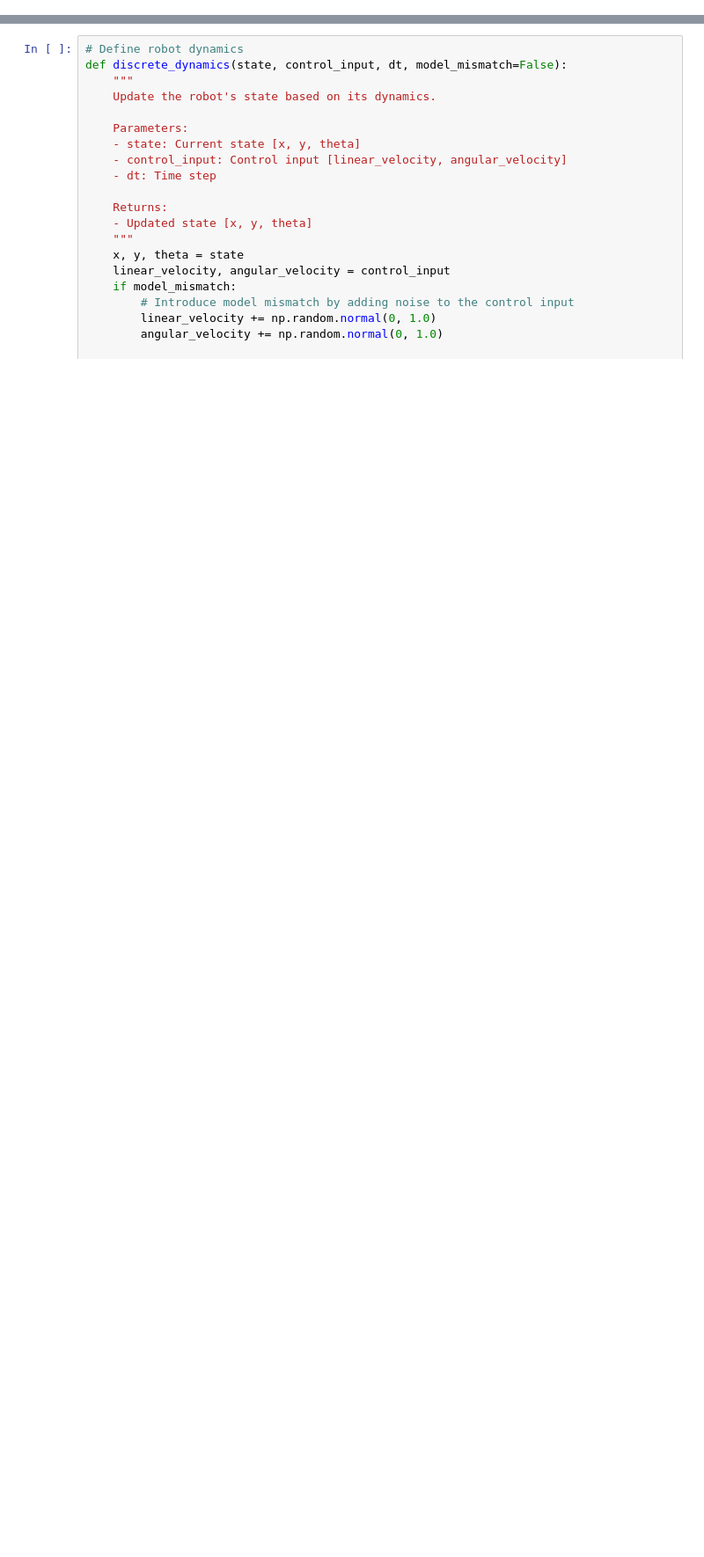
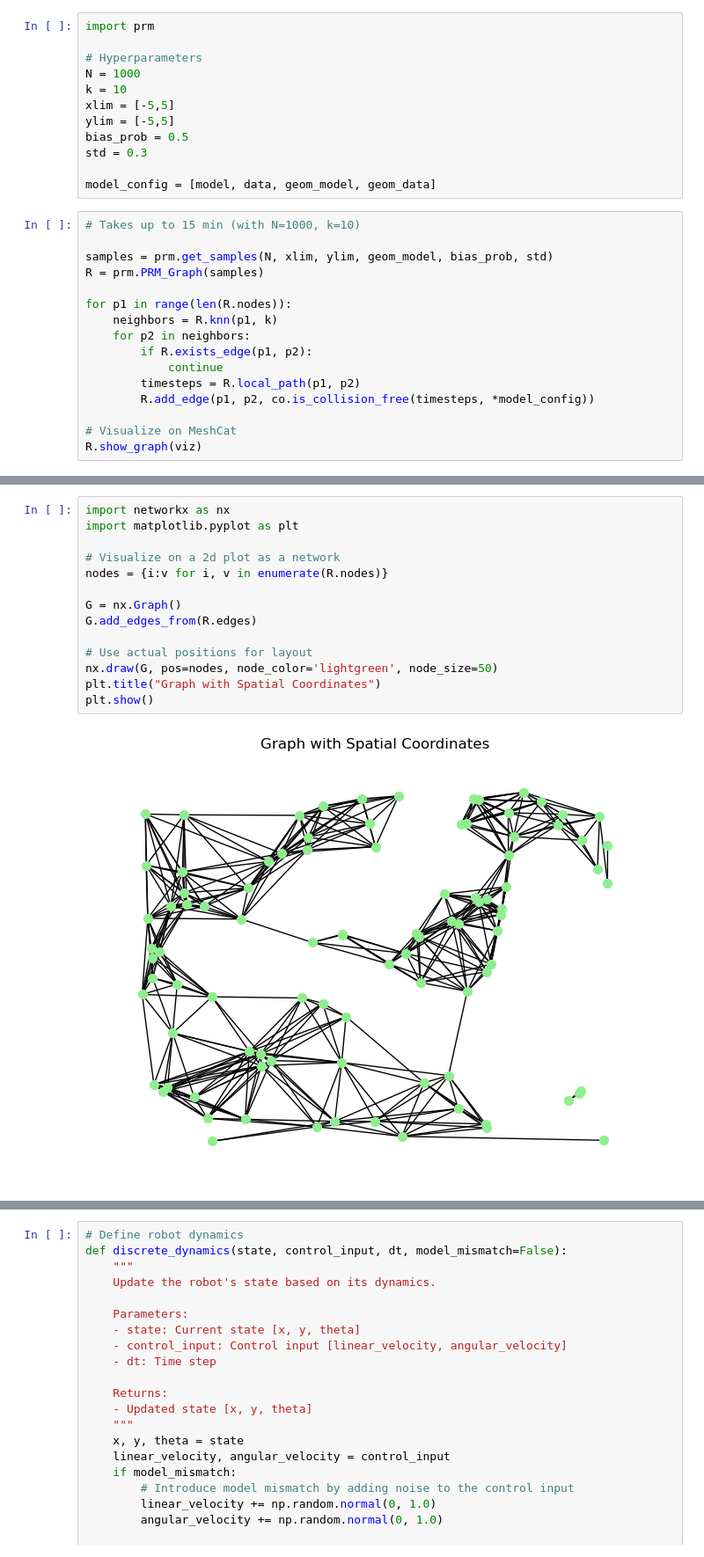
Before and after one commit to EricSanLopez/Mobile-robot-planning, a Jupyter notebook: mobile_robot.ipynb, the cells around one changed output, grey strips where cells are left out. Shown at 88% size. Drawn from its saved outputs; the diff is of its cells as text; blank space fills up the shorter version.

Commit message:
Add Collisions, PRM and utils

```diff
--- a/mobile_robot.ipynb
+++ b/mobile_robot.ipynb
@@ -143,0 +183,28 @@ show_robot(x,y,theta)
+# %%
+import prm
+
+# Hyperparameters
+N = 1000
+k = 10
+xlim = [-5,5]
+ylim = [-5,5]
+bias_prob = 0.5
+std = 0.3
+
+model_config = [model, data, geom_model, geom_data]
+# %%
+# Takes up to 15 min (with N=1000, k=10)
+
+samples = prm.get_samples(N, xlim, ylim, geom_model, bias_prob, std)
+R = prm.PRM_Graph(samples)
+
+for p1 in range(len(R.nodes)):
+    neighbors = R.knn(p1, k)
+    for p2 in neighbors:
+        if R.exists_edge(p1, p2):
+            continue
+        timesteps = R.local_path(p1, p2)
+        R.add_edge(p1, p2, co.is_collision_free(timesteps, *model_config))
+
+# Visualize on MeshCat
+R.show_graph(viz)
@@ -143,0 +217,16 @@ show_robot(x,y,theta)
+# %%
+import networkx as nx
+import matplotlib.pyplot as plt
+
+# Visualize on a 2d plot as a network
+nodes = {i:v for i, v in enumerate(R.nodes)}
+
+G = nx.Graph()
+G.add_edges_from(R.edges)
+
+# Use actual positions for layout
+nx.draw(G, pos=nodes, node_color='lightgreen', node_size=50)
+plt.title("Graph with Spatial Coordinates")
+plt.show()
+# %% [output]
+[figure, added]
```
Also changed, not shown: parts of 19 cells of this notebook, 3 other files.
